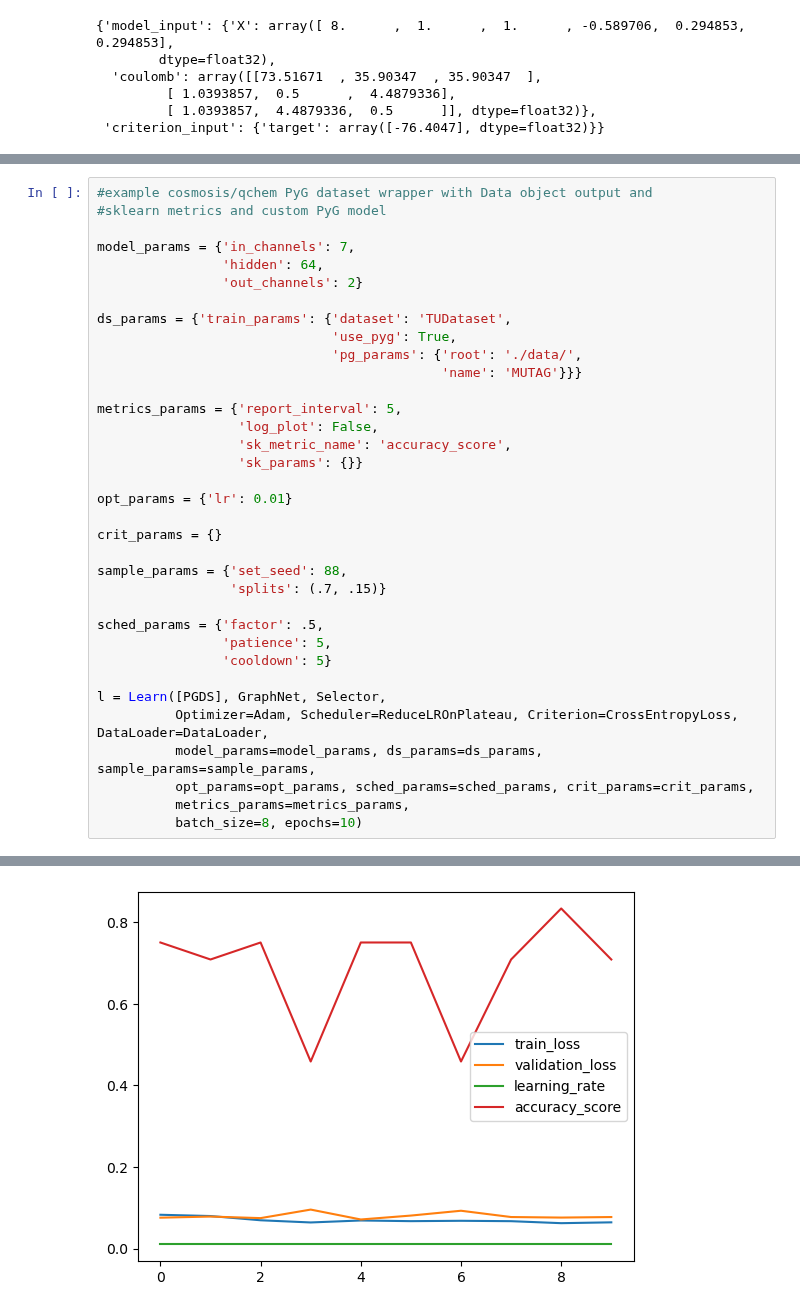
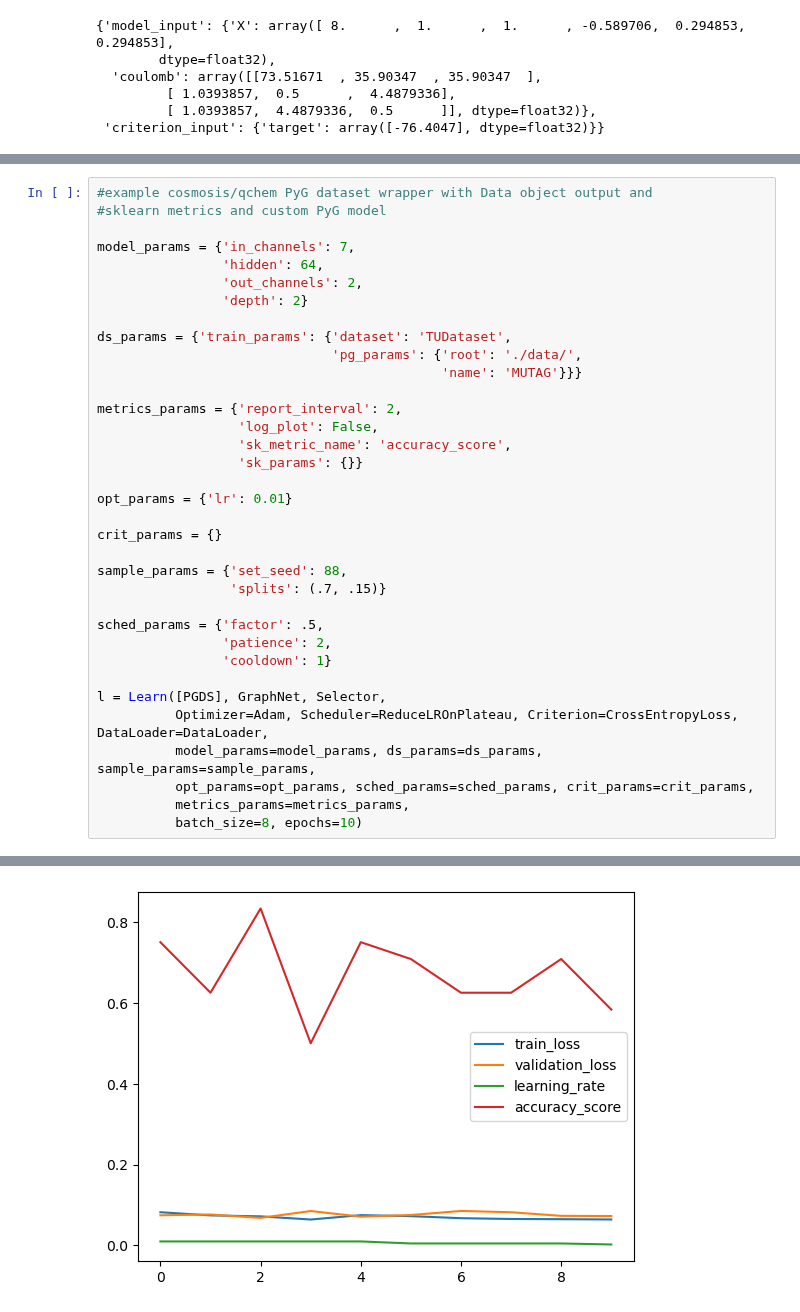
Before and after one commit to icanswim/qchem, a Jupyter notebook: experiment.ipynb, the cells around one changed output, grey strips where cells are left out. Drawn from its saved outputs; the diff is of its cells as text.

```diff
--- a/experiment.ipynb
+++ b/experiment.ipynb
@@ -223,14 +249,14 @@ learning time: 0:00:15.956084
 
 model_params = {'in_channels': 7,
                 'hidden': 64,
-                'out_channels': 2}
+                'out_channels': 2,
+                'depth': 2}
 
 ds_params = {'train_params': {'dataset': 'TUDataset',
-                              'use_pyg': True,
                               'pg_params': {'root': './data/',
                                             'name': 'MUTAG'}}}
 
-metrics_params = {'report_interval': 5,
+metrics_params = {'report_interval': 2,
                   'log_plot': False,
                   'sk_metric_name': 'accuracy_score',
                   'sk_params': {}}
@@ -243,8 +269,8 @@ sample_params = {'set_seed': 88,
                  'splits': (.7, .15)}
 
 sched_params = {'factor': .5,
-                'patience': 5,
-                'cooldown': 5}
+                'patience': 2,
+                'cooldown': 1}
 
 l = Learn([PGDS], GraphNet, Selector,
           Optimizer=Adam, Scheduler=ReduceLROnPlateau, Criterion=CrossEntropyLoss, DataLoader=DataLoader,
@@ -273 +299 @@ sklearn test metric:
-[figure, old version]
+[figure, new version]
```
Also changed, not shown: parts of 19 cells of this notebook, 2 other files.
